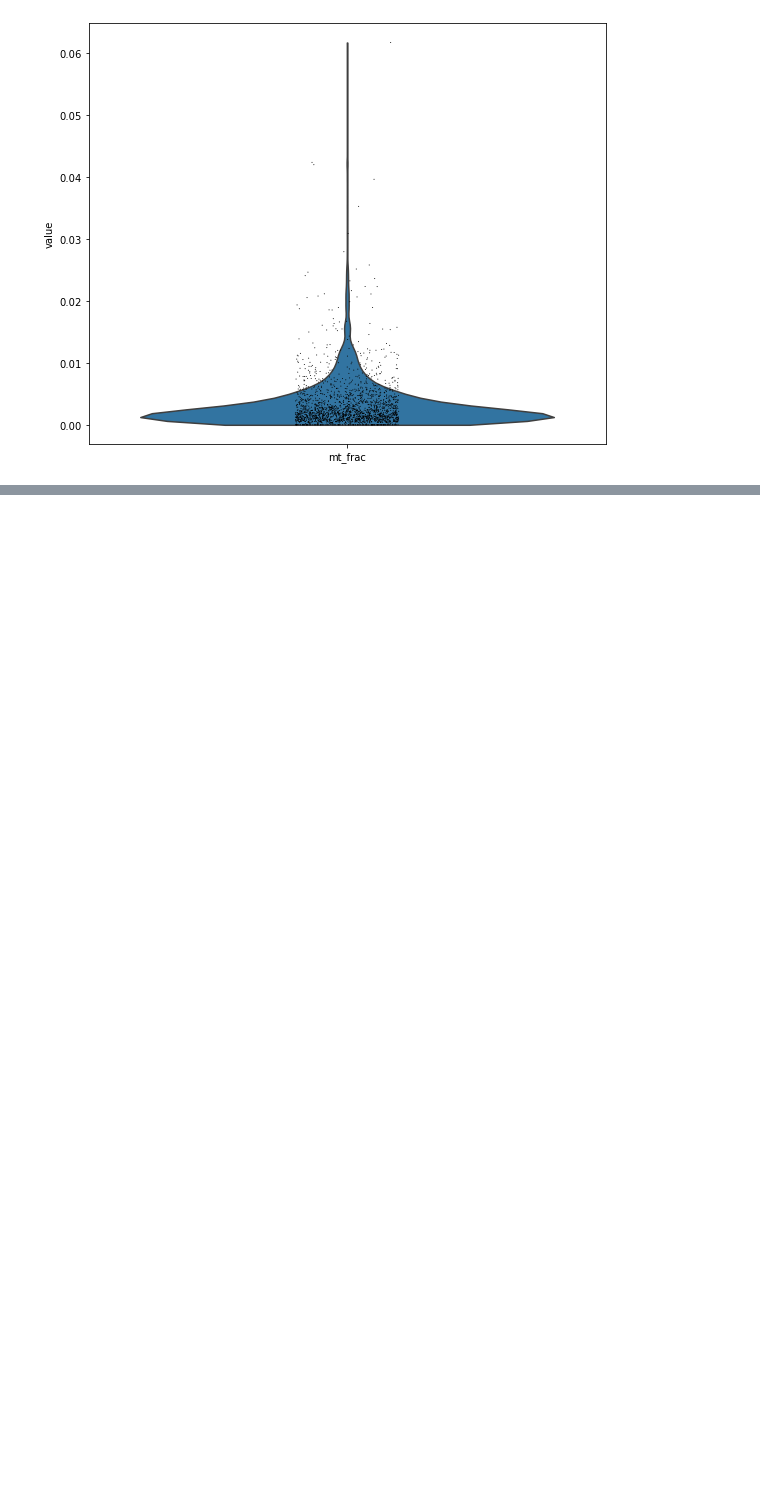
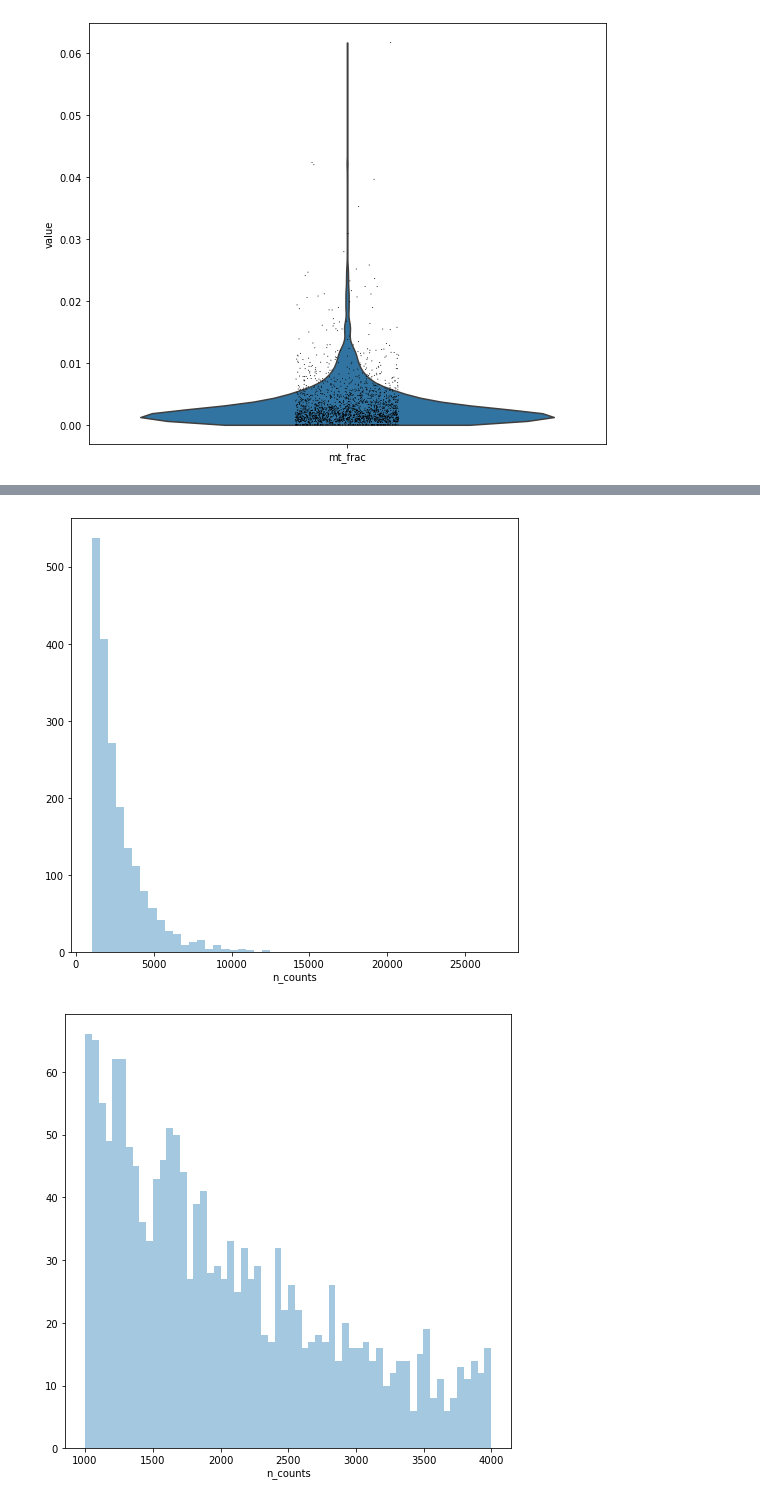
Before and after one commit to EST09/cross-modal-autoencoders, a Jupyter notebook: scRNA_input.ipynb, the cells around one changed output, grey strips where cells are left out. Saved outputs shown, nothing was run; the diff lists cells and outputs as text; code cells hidden in the pictures; blank space fills up the shorter version.

```diff
--- a/scRNA_input.ipynb
+++ b/scRNA_input.ipynb
@@ -196,0 +199,13 @@ p2 = sc.pl.scatter(adata[adata.obs['n_counts']<10000], 'n_counts', 'n_genes', co
+# %%
+#Thresholding decision: counts
+p3 = sb.distplot(adata.obs['n_counts'], kde=False)
+plt.show()
+
+p4 = sb.distplot(adata.obs['n_counts'][adata.obs['n_counts']<4000], kde=False, bins=60)
+plt.show()
+
+p5 = sb.distplot(adata.obs['n_counts'][adata.obs['n_counts']>10000], kde=False, bins=60)
+plt.show()
+# %% [output]
+[figure, added]
+[figure, added]
```
Also changed, not shown: parts of 5 cells of this notebook.
